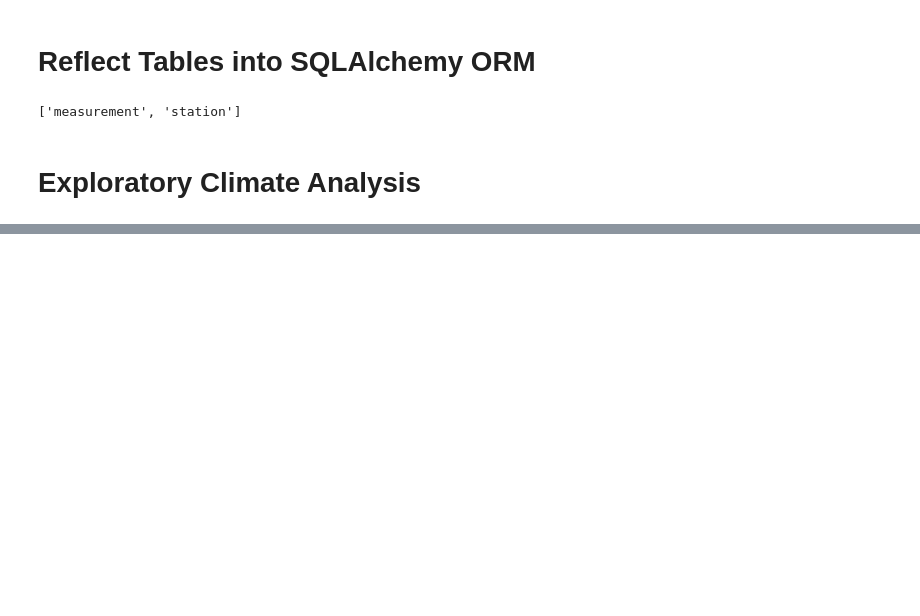
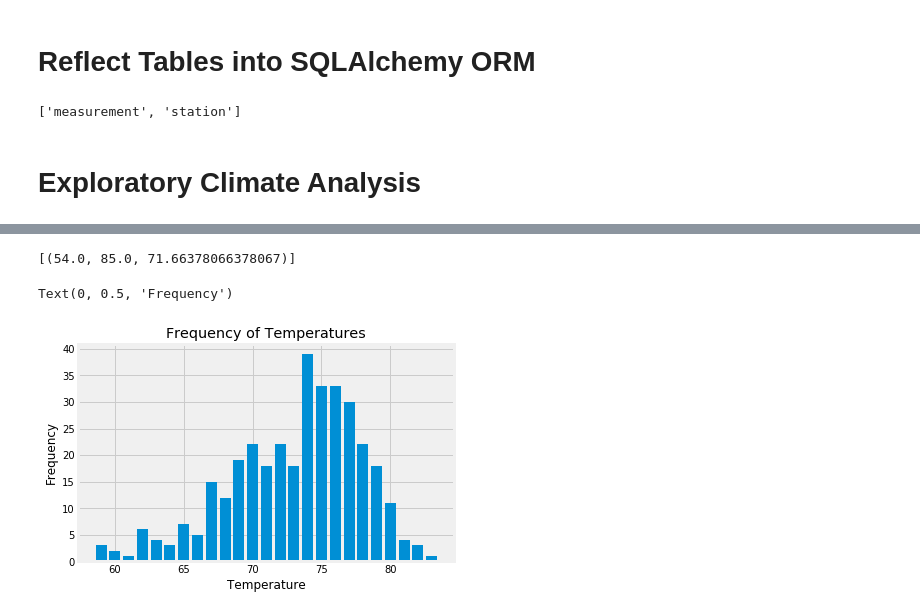
Before and after one commit to davidbjohnston1/sqlalchemy-challenge, a Jupyter notebook: 10-Advanced-Data-Storage-and-Retrieval_Homework_climate_starter (1).ipynb, the cells around one changed output, grey strips where cells are left out. Drawn from its saved outputs; the diff is of its cells as text; code cells hidden in the pictures; blank space fills up the shorter version.

```diff
--- a/10-Advanced-Data-Storage-and-Retrieval_Homework_climate_starter (1).ipynb
+++ b/10-Advanced-Data-Storage-and-Retrieval_Homework_climate_starter (1).ipynb
@@ -99,3 +114,15 @@ Preciptation_Date_from_last_12_Months_Sorted_df.describe()
 # %%
 # Using the station id from the previous query, calculate the lowest temperature recorded,
 # highest temperature recorded, and average temperature of the most active station?
+
+sel = [func.min(Measurement.tobs),
+       func.max(Measurement.tobs),
+       func.avg(Measurement.tobs)]
+
+Most_Active_Station_Temp_Stats = session.query(*sel).\
+    filter(Measurement.station == 'USC00519281').\
+    group_by(Measurement.station).\
+    order_by(Measurement.station).all()
+Most_Active_Station_Temp_Stats
+# %% [output]
+[(54.0, 85.0, 71.66378066378067)]
@@ -105,3 +129,27 @@ Preciptation_Date_from_last_12_Months_Sorted_df.describe()
+# %%
+# Choose the station with the highest number of temperature observations.
+# Query the last 12 months of temperature observation data for this station and plot the results as a histogram
+
+Query_for_last_12_months_precipitation_data_for_station_with_most_observations = session.query(Measurement.tobs, func.count(Measurement.tobs)).\
+group_by(Measurement.tobs).\
+filter(Measurement.date > Year_Ago).\
+filter(Measurement.station == 'USC00519281').all()
+
+Query_for_last_12_months_precipitation_data_for_station_with_most_observations
+
+# Unpack tuples using list comprehensions
+
+# Unpack the `temperatures` and `frequency` from results and save into separate lists
+temperatures = [int(result[0]) for result in Query_for_last_12_months_precipitation_data_for_station_with_most_observations[:len(Query_for_last_12_months_precipitation_data_for_station_with_most_observations)]]
+frequency = [int(result[1]) for result in Query_for_last_12_months_precipitation_data_for_station_with_most_observations[:len(Query_for_last_12_months_precipitation_data_for_station_with_most_observations)]]
+
+plt.bar(temperatures, frequency)
+plt.title("Frequency of Temperatures")
+plt.xlabel("Temperature")
+plt.ylabel("Frequency")
+# %% [output]
+Text(0, 0.5, 'Frequency')
+[figure, added]
 # %% [markdown]
 ![precipitation](Images/station-histogram.png)
 # %%
```
Also changed, not shown: parts of 14 cells of this notebook.
